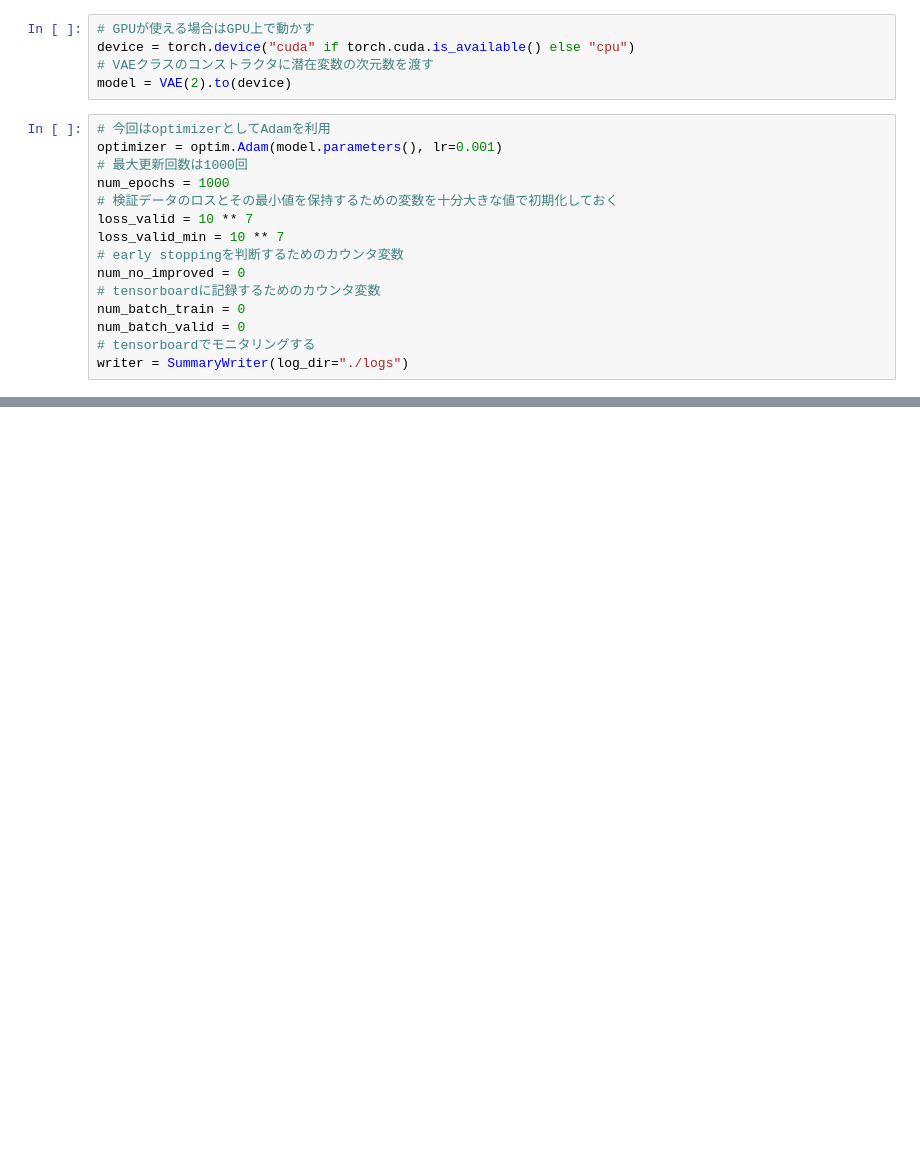
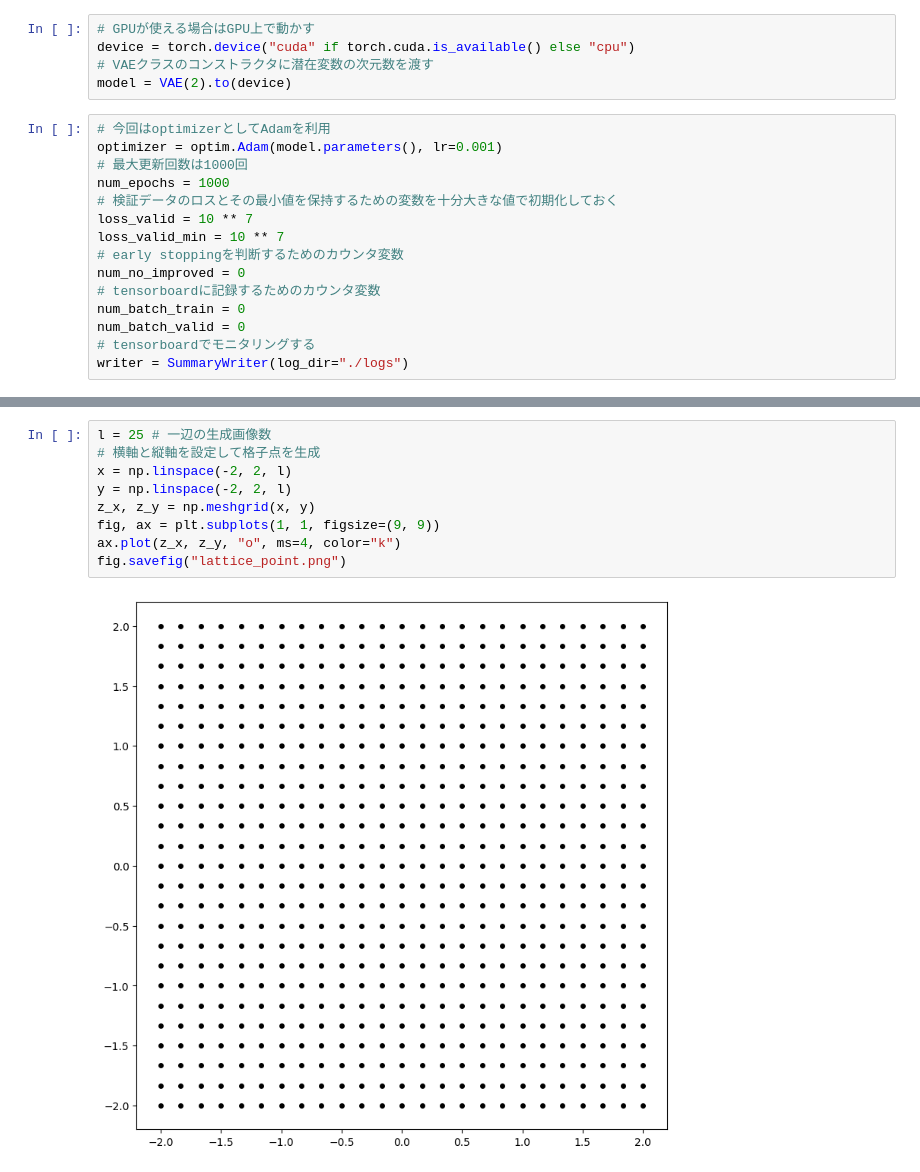
Before and after one commit to ryosukeaaaaa/StudyMLList, a Jupyter notebook: VAE/VAE.ipynb, the cells around one changed output, grey strips where cells are left out. Cells and saved outputs as stored; diff of their text form; blank space fills up the shorter version.

```diff
--- a/VAE/VAE.ipynb
+++ b/VAE/VAE.ipynb
@@ -173,0 +257,11 @@ writer = SummaryWriter(log_dir="./logs")
+# %%
+l = 25 # 一辺の生成画像数
+# 横軸と縦軸を設定して格子点を生成
+x = np.linspace(-2, 2, l)
+y = np.linspace(-2, 2, l)
+z_x, z_y = np.meshgrid(x, y)
+fig, ax = plt.subplots(1, 1, figsize=(9, 9))
+ax.plot(z_x, z_y, "o", ms=4, color="k")
+fig.savefig("lattice_point.png")
+# %% [output]
+[figure, added]
```
Also changed, not shown: parts of 7 cells of this notebook.
